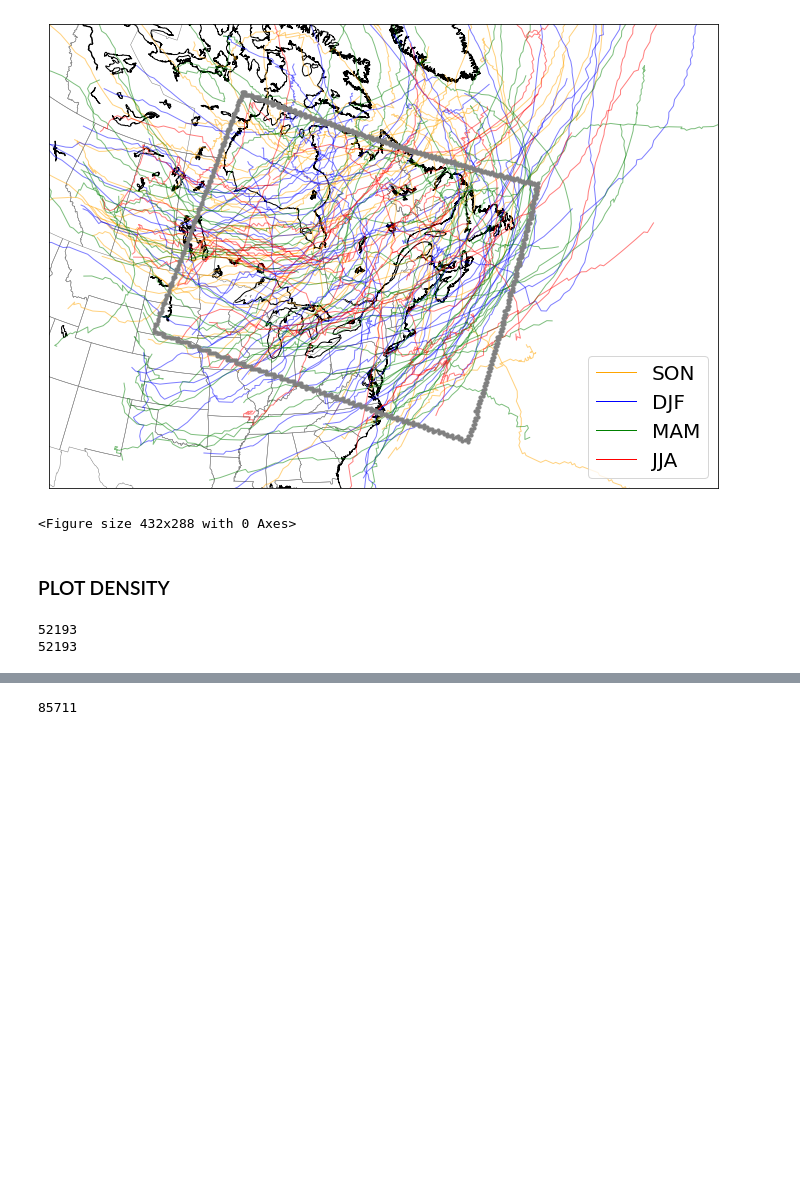
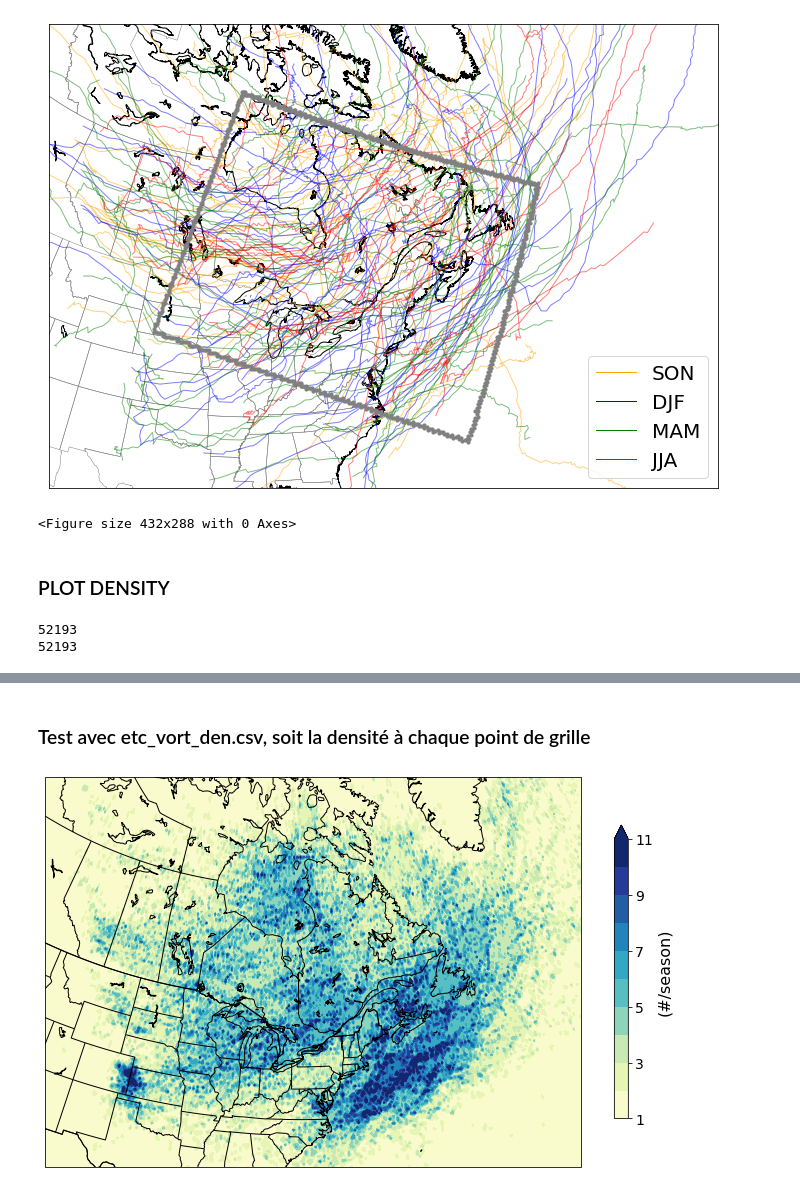
Before and after one commit to maxinecloutierg/ERA5_Storm_Track, a Jupyter notebook: jupyter/etc_maps.ipynb, the cells around one changed output, grey strips where cells are left out. Saved outputs shown, nothing was run; the diff lists cells and outputs as text; code cells hidden in the pictures; blank space fills up the shorter version.

Commit message:
Amélioration du code de filtration et ménage dans les codes de densité

```diff
--- a/jupyter/etc_maps.ipynb
+++ b/jupyter/etc_maps.ipynb
@@ -282,4 +231,75 @@ plt.show()
-# %%
-filtered_df['datetime'].nunique()
-# %% [output]
-85711
+# %% [markdown]
+### Test avec etc_vort_den.csv, soit la densité à chaque point de grille
+# %%
+import pandas as pd
+import matplotlib.pyplot as plt
+import cartopy.crs as ccrs
+import cartopy.feature as cfeature
+from cartopy.feature import NaturalEarthFeature
+from scipy.interpolate import griddata
+import numpy as np
+from matplotlib.colors import ListedColormap
+
+# Load the CSV file
+data = pd.read_csv('/pampa/cloutier/etc24_vort_den.csv')
+data = data.loc[data.season=='MAM']
+
+# Extract the necessary columns
+lat = data['latitude']
+lon = data['longitude']
+storms = data['storm_count']
+
+# Define the grid for interpolation
+grid_x, grid_y = np.mgrid[lon.min():lon.max():0.25, lat.min():lat.max():0.25]
+
+# Perform nearest neighbor interpolation
+storms_interp = griddata((lon, lat), storms, (grid_x, grid_y), method='nearest')
+
+# Create a figure and axes for the map
+fig, ax = plt.subplots(figsize=(12, 9), subplot_kw={'projection': ccrs.LambertConformal(
+    central_longitude=-80, central_latitude=51)})
+
+# Add map features
+ax.add_feature(cfeature.LAND)
+ax.add_feature(cfeature.OCEAN)
+ax.add_feature(cfeature.COASTLINE)
+ax.add_feature(cfeature.BORDERS, edgecolor='black')
+ax.add_feature(NaturalEarthFeature(category='cultural', name='admin_0_boundary_lines_land',
+                                   scale='50m', edgecolor='black', facecolor='none'))
+ax.add_feature(NaturalEarthFeature(category='cultural', name='admin_1_states_provinces_lines',
+                                   scale='50m', edgecolor='black', facecolor='none'))
+
+# Filter lakes based on area threshold
+lakes = NaturalEarthFeature(category='physical', name='lakes', scale='50m')
+filtered_lakes = cfeature.ShapelyFeature([geom for geom in lakes.geometries() if geom.area >= 0.1],
+                                         ccrs.PlateCarree(), edgecolor='none')
+ax.add_feature(filtered_lakes, edgecolor='black', facecolor='none')
+
+# Plot the filled contours with custom colorbar
+color_list = ['#F9FBCC', '#E6F5B3', '#C8E9B3', '#8ED4BA', '#57BFC1',
+              '#32A8C5', '#1F85BC', '#225DA6', '#263A99', '#12276E']
+cmap = ListedColormap(color_list)
+levels = np.arange(1, 12)  # Values from 1 to 11
+
+# Plot the filled contours
+contour = ax.contourf(grid_x, grid_y, storms_interp, levels=levels,
+                      extend='max', cmap=cmap, transform=ccrs.PlateCarree())
+
+# Add a colorbar for the legend
+# Set map boundaries and add a title
+lat_min = 31.7
+lat_max = 67.4
+lon_min = 249.5
+lon_max = 315
+ax.set_extent([lon_min, lon_max, lat_min, lat_max], crs=ccrs.PlateCarree())
+
+# Add a colorbar for the legend
+cbar = plt.colorbar(contour, ax=ax, orientation='vertical', shrink = 0.6, ticks=[1,3,5,7,9,11])
+cbar.set_label(label='(#/season)', size=16)
+cbar.ax.tick_params(labelsize=14)
+
+# Finally, display the map
+plt.show()
+#plt.savefig('/pampa/cloutier/density_map_test_mam.png')
+# %% [output]
+[figure, added]
```
Also changed, not shown: parts of 7 cells of this notebook, 6 other files.
